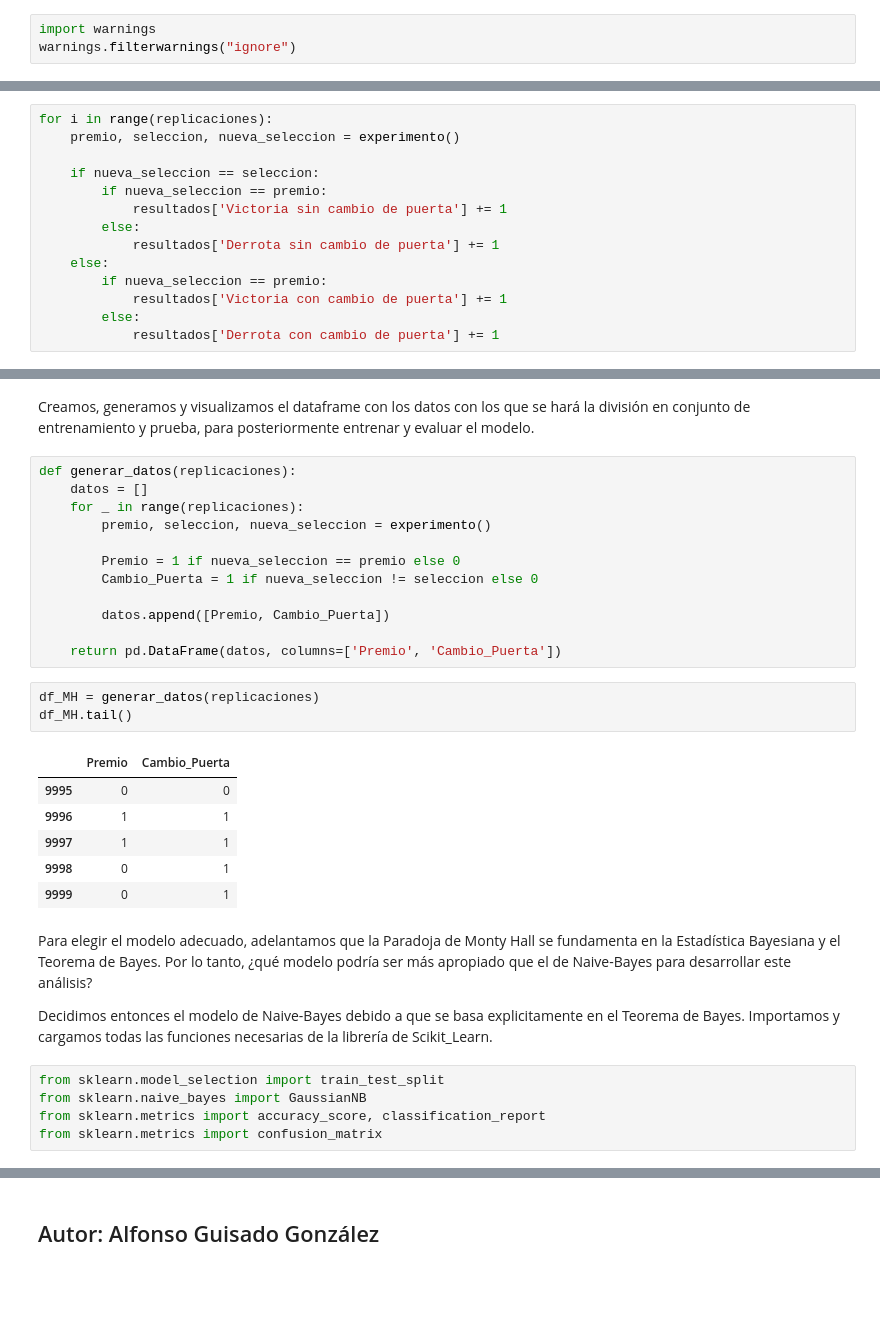
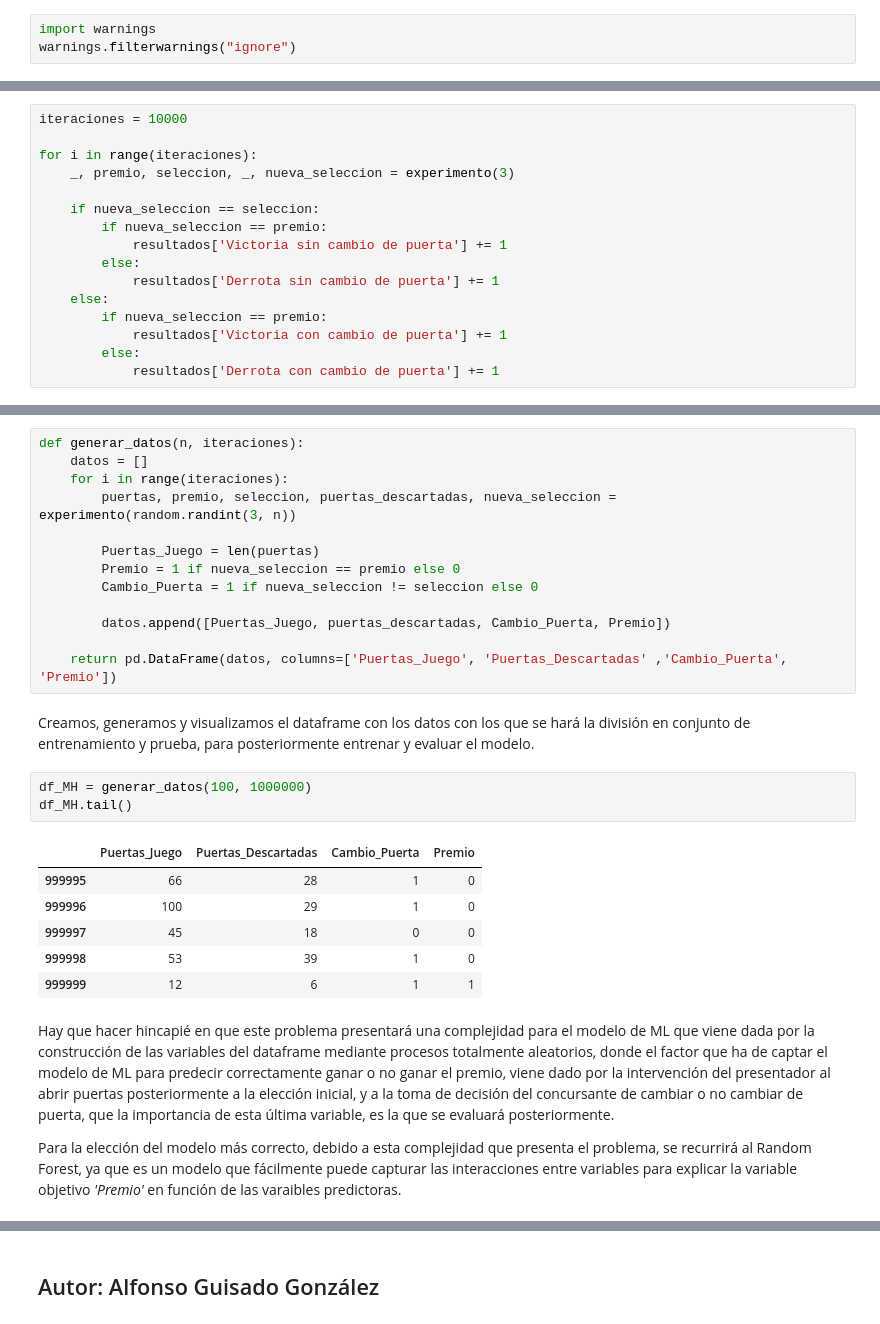
Before and after one commit to AlfonsoGuisado/Monty_Hall_Paradox, a Jupyter notebook: notebook/Monty Hall Paradox Simulation, ML & Demonstration.ipynb, the cells around one changed output, grey strips where cells are left out. Drawn from its saved outputs; the diff is of its cells as text; blank space fills up the shorter version.

```diff
--- a/notebook/Monty Hall Paradox Simulation, ML & Demonstration.ipynb
+++ b/notebook/Monty Hall Paradox Simulation, ML & Demonstration.ipynb
@@ -54,6 +60,8 @@ Realizamos la simulación del experimento según el número de replicaciones est
 # %%
-for i in range(replicaciones):
-    premio, seleccion, nueva_seleccion = experimento()
+iteraciones = 10000
+
+for i in range(iteraciones):
+    _, premio, seleccion, _, nueva_seleccion = experimento(3)
 
     if nueva_seleccion == seleccion:
         if nueva_seleccion == premio:
@@ -96,33 +174,29 @@ El resultado de la simulación expuesto, lo podemos simplificar en un dataframe
-# %% [markdown]
-Creamos, generamos y visualizamos el dataframe con los datos con los que se hará la división en conjunto de entrenamiento y prueba, para posteriormente entrenar y evaluar el modelo.
-# %%
-def generar_datos(replicaciones):
-    datos = []
-    for _ in range(replicaciones):
-        premio, seleccion, nueva_seleccion = experimento()
-
-        Premio = 1 if nueva_seleccion == premio else 0
-        Cambio_Puerta = 1 if nueva_seleccion != seleccion else 0
-
-        datos.append([Premio, Cambio_Puerta])
-
-    return pd.DataFrame(datos, columns=['Premio', 'Cambio_Puerta'])
+# %%
+def generar_datos(n, iteraciones):
+    datos = []
+    for i in range(iteraciones):
+        puertas, premio, seleccion, puertas_descartadas, nueva_seleccion = experimento(random.randint(3, n))
+
+        Puertas_Juego = len(puertas)
+        Premio = 1 if nueva_seleccion == premio else 0
+        Cambio_Puerta = 1 if nueva_seleccion != seleccion else 0
+
+        datos.append([Puertas_Juego, puertas_descartadas, Cambio_Puerta, Premio])
+
+    return pd.DataFrame(datos, columns=['Puertas_Juego', 'Puertas_Descartadas' ,'Cambio_Puerta', 'Premio'])
+# %% [markdown]
+Creamos, generamos y visualizamos el dataframe con los datos con los que se hará la división en conjunto de entrenamiento y prueba, para posteriormente entrenar y evaluar el modelo.
 # %%
-df_MH = generar_datos(replicaciones)
+df_MH = generar_datos(100, 1000000)
 df_MH.tail()
 # %% [output]
-|  | Premio | Cambio_Puerta |
-| 9995 | 0 | 0 |
-| 9996 | 1 | 1 |
-| 9997 | 1 | 1 |
-| 9998 | 0 | 1 |
-| 9999 | 0 | 1 |
+|  | Puertas_Juego | Puertas_Descartadas | Cambio_Puerta | Premio |
+| 999995 | 66 | 28 | 1 | 0 |
+| 999996 | 100 | 29 | 1 | 0 |
+| 999997 | 45 | 18 | 0 | 0 |
+| 999998 | 53 | 39 | 1 | 0 |
+| 999999 | 12 | 6 | 1 | 1 |
 # %% [markdown]
-Para elegir el modelo adecuado, adelantamos que la Paradoja de Monty Hall se fundamenta en la Estadística Bayesiana y el Teorema de Bayes. Por lo tanto, ¿qué modelo podría ser más apropiado que el de Naive-Bayes para desarrollar este análisis?
+Hay que hacer hincapié en que este problema presentará una complejidad para el modelo de ML que viene dada por la construcción de las variables del dataframe mediante procesos totalmente aleatorios, donde el factor que ha de captar el modelo de ML para predecir correctamente ganar o no ganar el premio, viene dado por la intervención del presentador al abrir puertas posteriormente a la elección inicial, y a la toma de decisión del concursante de cambiar o no cambiar de puerta, que la importancia de esta última variable, es la que se evaluará posteriormente.
 
-Decidimos entonces el modelo de Naive-Bayes debido a que se basa explicitamente en el Teorema de Bayes. Importamos y cargamos todas las funciones necesarias de la librería de Scikit_Learn.
+Para la elección del modelo más correcto, debido a esta complejidad que presenta el problema, se recurrirá al Random Forest, ya que es un modelo que fácilmente puede capturar las interacciones entre variables para explicar la variable objetivo *'Premio'* en función de las varaibles predictoras.
-# %%
-from sklearn.model_selection import train_test_split
-from sklearn.naive_bayes import GaussianNB
-from sklearn.metrics import accuracy_score, classification_report
-from sklearn.metrics import confusion_matrix
```
Also changed, not shown: parts of 37 cells of this notebook, 1 other file.
